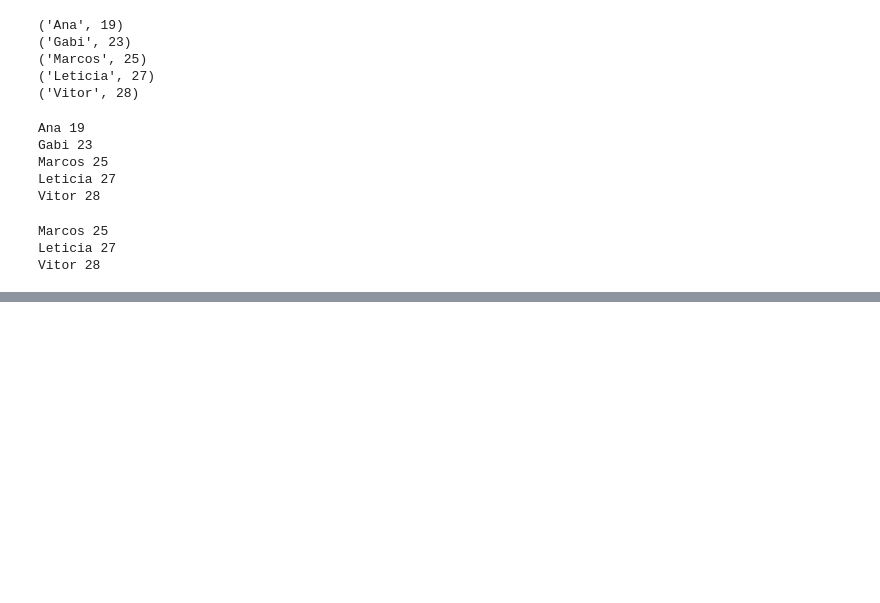
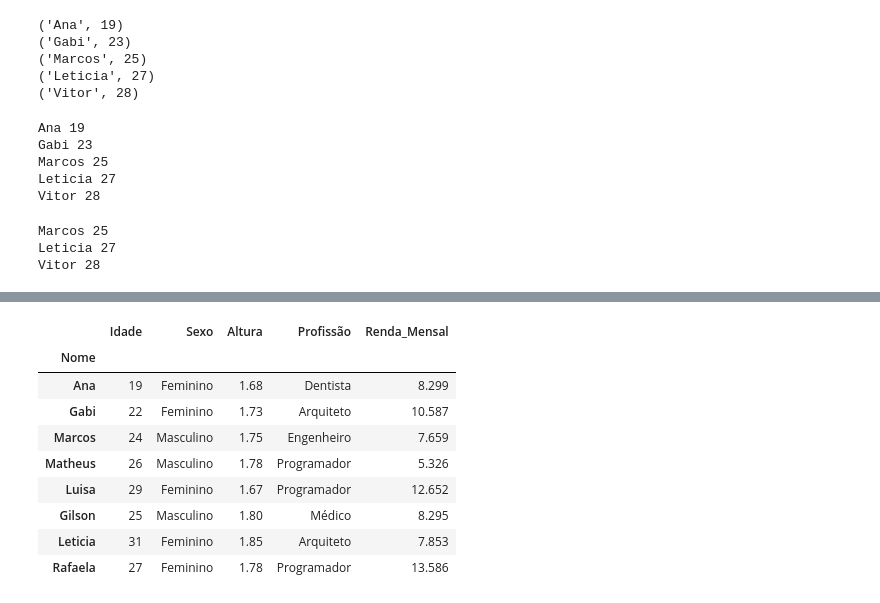
Before and after one commit to Olivierah/Pandas-Package, a Jupyter notebook: Python_para_Data_Science_Introdução_ao__Pandas.ipynb, the cells around one changed output, grey strips where cells are left out. Drawn from its saved outputs; the diff is of its cells as text; code cells hidden in the pictures; blank space fills up the shorter version.

```diff
--- a/Python_para_Data_Science_Introdução_ao__Pandas.ipynb
+++ b/Python_para_Data_Science_Introdução_ao__Pandas.ipynb
@@ -668,0 +755,19 @@ Vitor 28
+# %%
+# Por padrão, quando é criado o DF, ele cria um índice númerico correspondente ao número de linhas, a partir do 0.
+# Para definir uma coluna como índice, basta passar o argumento 'index_col' igualando ao índice da coluna.
+# No exemplo abaixo vamos colocar a coluna 'Nome' como indice. A coluna 'Nome está na posição 0'
+
+dados_teste = pd.read_csv('Dados_Pessoas.csv', index_col= 0)
+# %%
+dados_teste
+# %% [output]
+|  | Idade | Sexo | Altura | Profissão | Renda_Mensal |
+| Nome |  |  |  |  |  |
+| Ana | 19 | Feminino | 1.68 | Dentista | 8.299 |
+| Gabi | 22 | Feminino | 1.73 | Arquiteto | 10.587 |
+| Marcos | 24 | Masculino | 1.75 | Engenheiro | 7.659 |
+| Matheus | 26 | Masculino | 1.78 | Programador | 5.326 |
+| Luisa | 29 | Feminino | 1.67 | Programador | 12.652 |
+| Gilson | 25 | Masculino | 1.80 | Médico | 8.295 |
+| Leticia | 31 | Feminino | 1.85 | Arquiteto | 7.853 |
+| Rafaela | 27 | Feminino | 1.78 | Programador | 13.586 |
```
Also changed, not shown: parts of 13 cells of this notebook.
